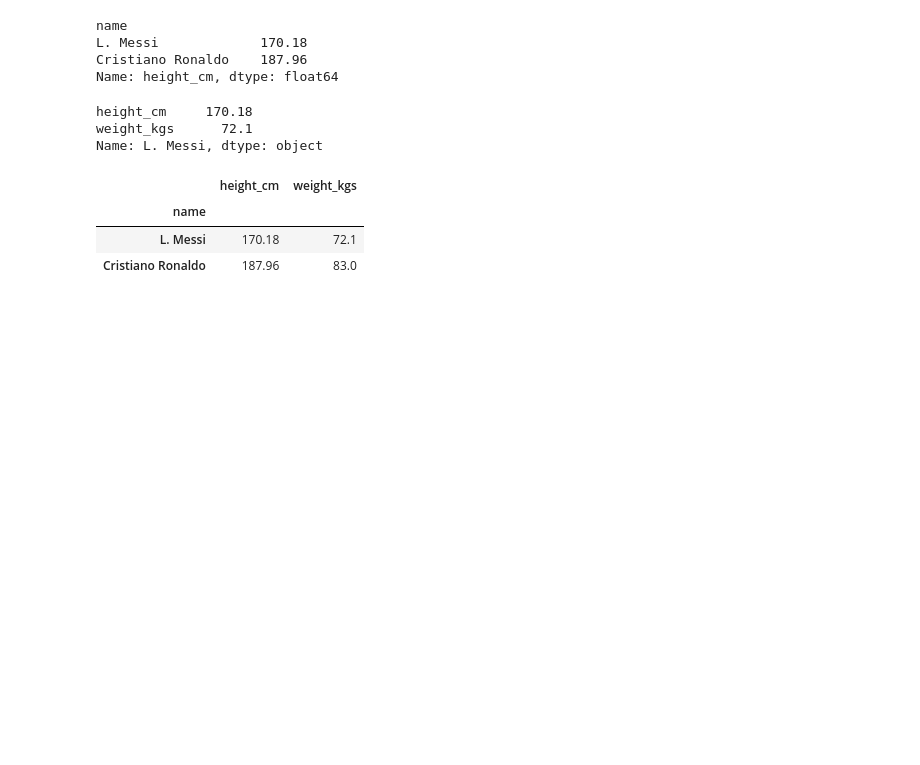
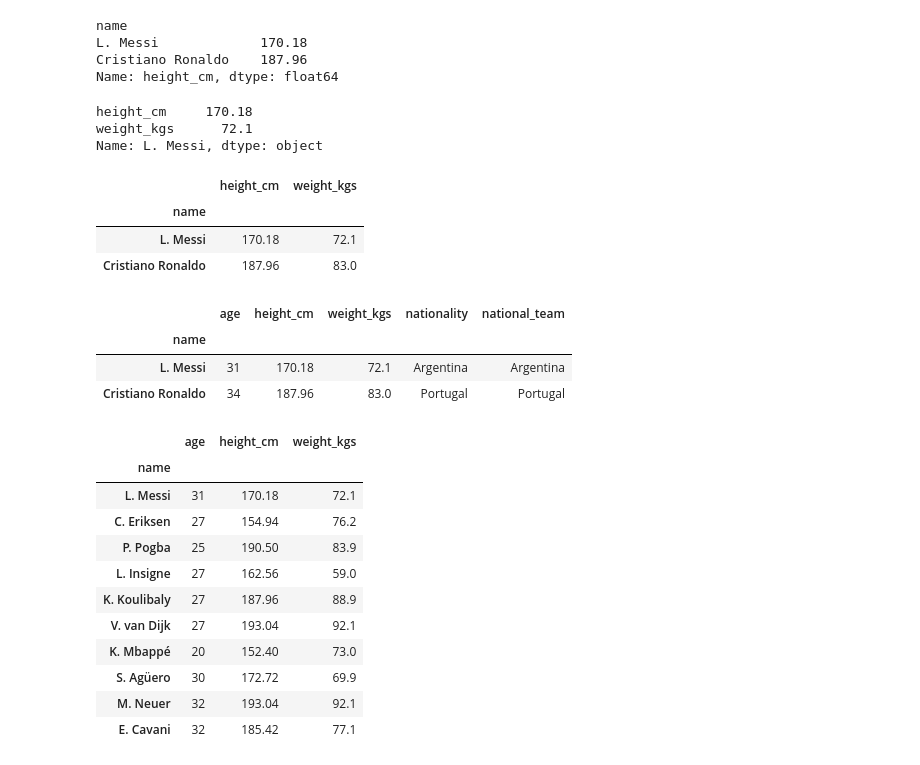
Before and after one commit to DiilaNa/Data_Science_with-Pandas, a Jupyter notebook: Project-1/DataExtractionWithPandas.ipynb, the cells around one changed output. Drawn from its saved outputs; the diff is of its cells as text; code cells hidden in the pictures; blank space fills up the shorter version.

```diff
--- a/Project-1/DataExtractionWithPandas.ipynb
+++ b/Project-1/DataExtractionWithPandas.ipynb
@@ -161,3 +161,34 @@ df_players.loc[['L. Messi','Cristiano Ronaldo'],['height_cm','weight_kgs']]
 | name |  |  |
 | L. Messi | 170.18 | 72.1 |
 | Cristiano Ronaldo | 187.96 | 83.0 |
+# %%
+# ------------------Selecting a range of data with a slice -------
+
+# slice column labels
+players = ['L. Messi','Cristiano Ronaldo']
+
+df_players.loc[players, 'age':'national_team']
+# %% [output]
+|  | age | height_cm | weight_kgs | nationality | national_team |
+| name |  |  |  |  |  |
+| L. Messi | 31 | 170.18 | 72.1 | Argentina | Argentina |
+| Cristiano Ronaldo | 34 | 187.96 | 83.0 | Portugal | Portugal |
+# %%
+# slice index labels
+columns = ['age','height_cm','weight_kgs']
+
+df_players.index[:10]
+df_players.loc['L. Messi':'E. Cavani',columns]
+# %% [output]
+|  | age | height_cm | weight_kgs |
+| name |  |  |  |
+| L. Messi | 31 | 170.18 | 72.1 |
+| C. Eriksen | 27 | 154.94 | 76.2 |
+| P. Pogba | 25 | 190.50 | 83.9 |
+| L. Insigne | 27 | 162.56 | 59.0 |
+| K. Koulibaly | 27 | 187.96 | 88.9 |
+| V. van Dijk | 27 | 193.04 | 92.1 |
+| K. Mbappé | 20 | 152.40 | 73.0 |
+| S. Agüero | 30 | 172.72 | 69.9 |
+| M. Neuer | 32 | 193.04 | 92.1 |
+| E. Cavani | 32 | 185.42 | 77.1 |
```
Also changed, not shown: parts of 2 cells of this notebook.
